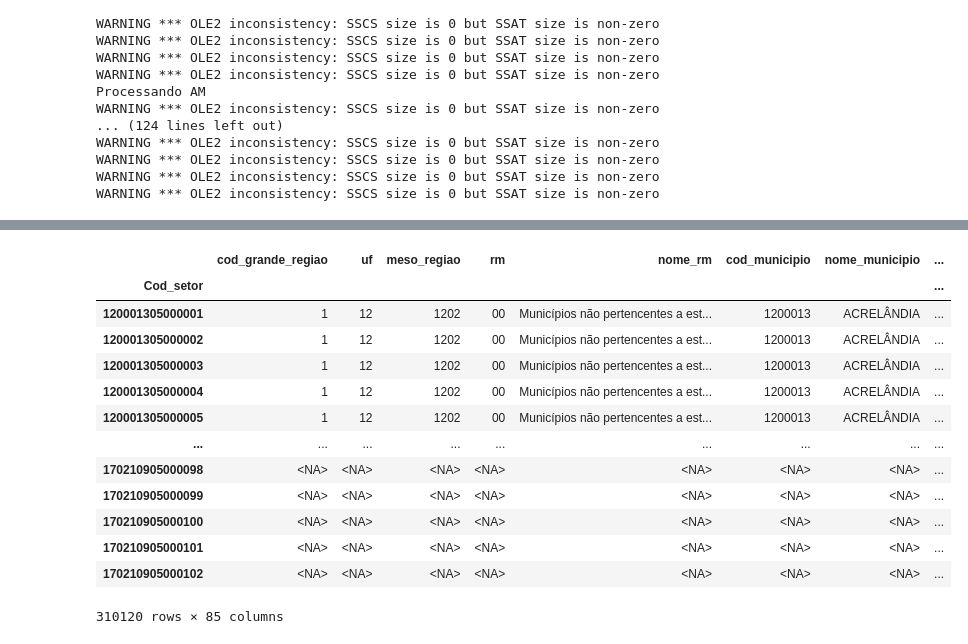
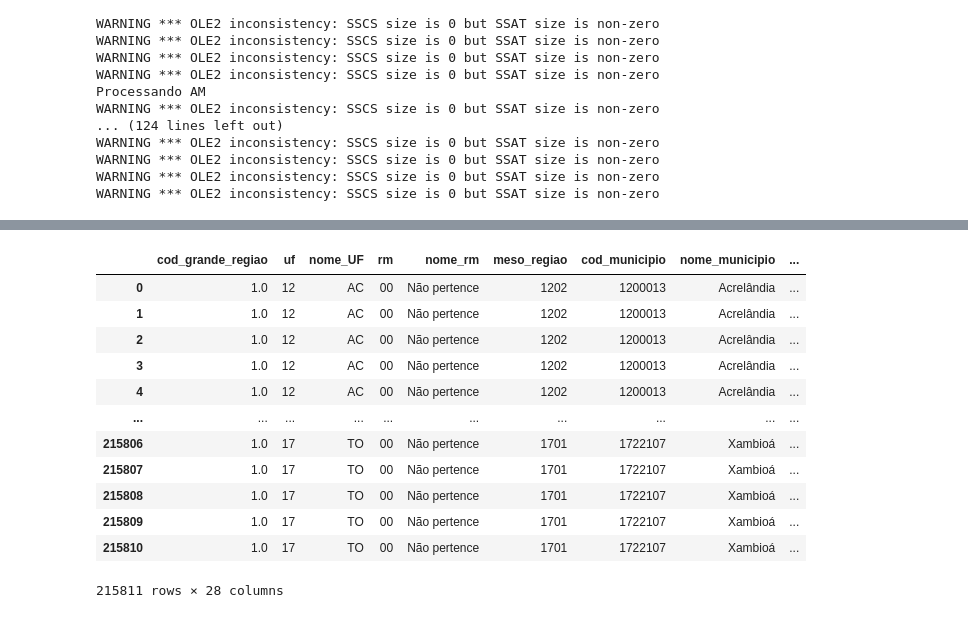
Before and after one commit to cem-usp/assentamentos-precarios-no-brasil-urbano, a Jupyter notebook: 01-preparando-os-dados-2000.ipynb, the cells around one changed output, grey strips where cells are left out. Saved outputs shown, nothing was run; the diff lists cells and outputs as text; code cells hidden in the pictures.

```diff
--- a/01-preparando-os-dados-2000.ipynb
+++ b/01-preparando-os-dados-2000.ipynb
@@ -409,33 +372,24 @@ df.loc[:, 'numero_de_domicilios_particulares_permanentes'] = pd.to_numeric(df.lo
-# %%
-# numero_de_domicilios_improvisados
-# total_domicilios_improvisados
-df.loc[:, 'numero_de_domicilios_improvisados'] = pd.to_numeric(df.loc[:, 'total_domicilios_improvisados'], errors='coerce')
-# %%
-# numero_de_pessoas_residentes
-# numero_moradores
-df.loc[:, 'numero_de_pessoas_residentes'] = pd.to_numeric(df.loc[:, 'numero_moradores'], errors='coerce')
 # %%
 # numero_medio_pessoas'
 df.loc[:, 'numero_medio_pessoas'] = pd.to_numeric(df.loc[:, 'numero_moradores'], errors='coerce') / pd.to_numeric(df.loc[:, 'numero_de_domicilios'], errors='coerce')
 # %%
-df.loc[:, 'densidade_populacional'] = pd.to_numeric(df.loc[:, 'numero_moradores'], errors='coerce') / df.loc[:, 'area_do_setor']
+# df.loc[:, 'densidade_populacional'] = pd.to_numeric(df.loc[:, 'numero_moradores'], errors='coerce') / df.loc[:, 'area_do_setor']
 # %%
-df.loc[:, 'densidade_domicilios'] = pd.to_numeric(df.loc[:, 'numero_de_domicilios'], errors='coerce') / df.loc[:, 'area_do_setor']
+# df.loc[:, 'densidade_domicilios'] = pd.to_numeric(df.loc[:, 'numero_de_domicilios'], errors='coerce') / df.loc[:, 'area_do_setor']
 # %%
-df
+df.loc[:, CAMPOS_MODELO]
 # %% [output]
-|  | cod_grande_regiao | uf | meso_regiao | rm | nome_rm | cod_municipio | nome_municipio | ... |
-| Cod_setor |  |  |  |  |  |  |  | ... |
-| 120001305000001 | 1 | 12 | 1202 | 00 | Municípios não pertencentes a est... | 1200013 | ACRELÂNDIA | ... |
-| 120001305000002 | 1 | 12 | 1202 | 00 | Municípios não pertencentes a est... | 1200013 | ACRELÂNDIA | ... |
-| 120001305000003 | 1 | 12 | 1202 | 00 | Municípios não pertencentes a est... | 1200013 | ACRELÂNDIA | ... |
-| 120001305000004 | 1 | 12 | 1202 | 00 | Municípios não pertencentes a est... | 1200013 | ACRELÂNDIA | ... |
-| 120001305000005 | 1 | 12 | 1202 | 00 | Municípios não pertencentes a est... | 1200013 | ACRELÂNDIA | ... |
-| ... | ... | ... | ... | ... | ... | ... | ... | ... |
-| 170210905000098 | <NA> | <NA> | <NA> | <NA> | <NA> | <NA> | <NA> | ... |
-| 170210905000099 | <NA> | <NA> | <NA> | <NA> | <NA> | <NA> | <NA> | ... |
-| 170210905000100 | <NA> | <NA> | <NA> | <NA> | <NA> | <NA> | <NA> | ... |
-| 170210905000101 | <NA> | <NA> | <NA> | <NA> | <NA> | <NA> | <NA> | ... |
-| 170210905000102 | <NA> | <NA> | <NA> | <NA> | <NA> | <NA> | <NA> | ... |
+|  | cod_grande_regiao | uf | nome_UF | rm | nome_rm | meso_regiao | cod_municipio | nome_municipio | ... |
+| 0 | 1.0 | 12 | AC | 00 | Não pertence | 1202 | 1200013 | Acrelândia | ... |
+| 1 | 1.0 | 12 | AC | 00 | Não pertence | 1202 | 1200013 | Acrelândia | ... |
+| 2 | 1.0 | 12 | AC | 00 | Não pertence | 1202 | 1200013 | Acrelândia | ... |
+| 3 | 1.0 | 12 | AC | 00 | Não pertence | 1202 | 1200013 | Acrelândia | ... |
+| 4 | 1.0 | 12 | AC | 00 | Não pertence | 1202 | 1200013 | Acrelândia | ... |
+| ... | ... | ... | ... | ... | ... | ... | ... | ... | ... |
+| 215806 | 1.0 | 17 | TO | 00 | Não pertence | 1701 | 1722107 | Xambioá | ... |
+| 215807 | 1.0 | 17 | TO | 00 | Não pertence | 1701 | 1722107 | Xambioá | ... |
+| 215808 | 1.0 | 17 | TO | 00 | Não pertence | 1701 | 1722107 | Xambioá | ... |
+| 215809 | 1.0 | 17 | TO | 00 | Não pertence | 1701 | 1722107 | Xambioá | ... |
+| 215810 | 1.0 | 17 | TO | 00 | Não pertence | 1701 | 1722107 | Xambioá | ... |
-310120 rows × 85 columns
+215811 rows × 28 columns
 # %%
```
Also changed, not shown: parts of 37 cells of this notebook, 1 other file.
